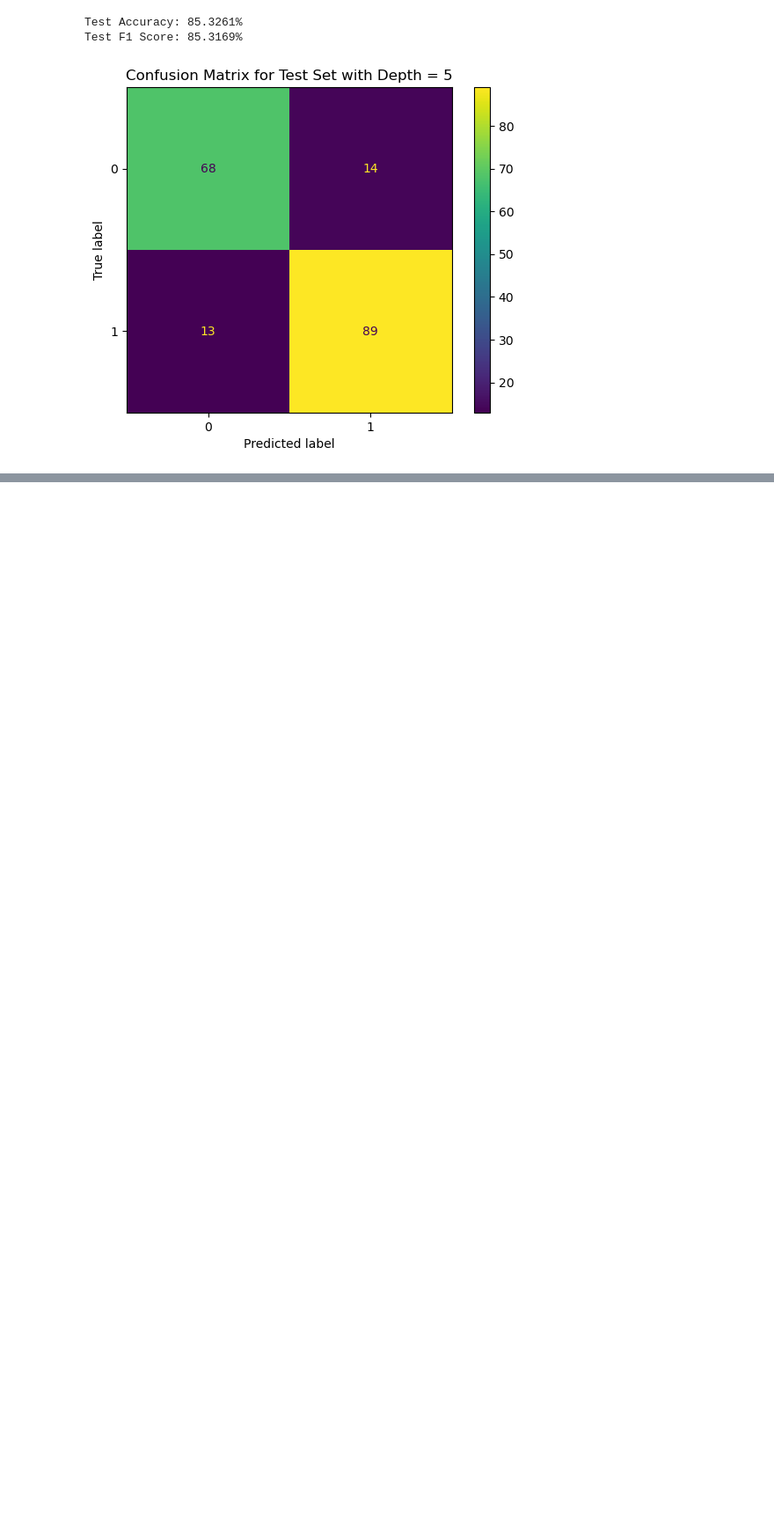
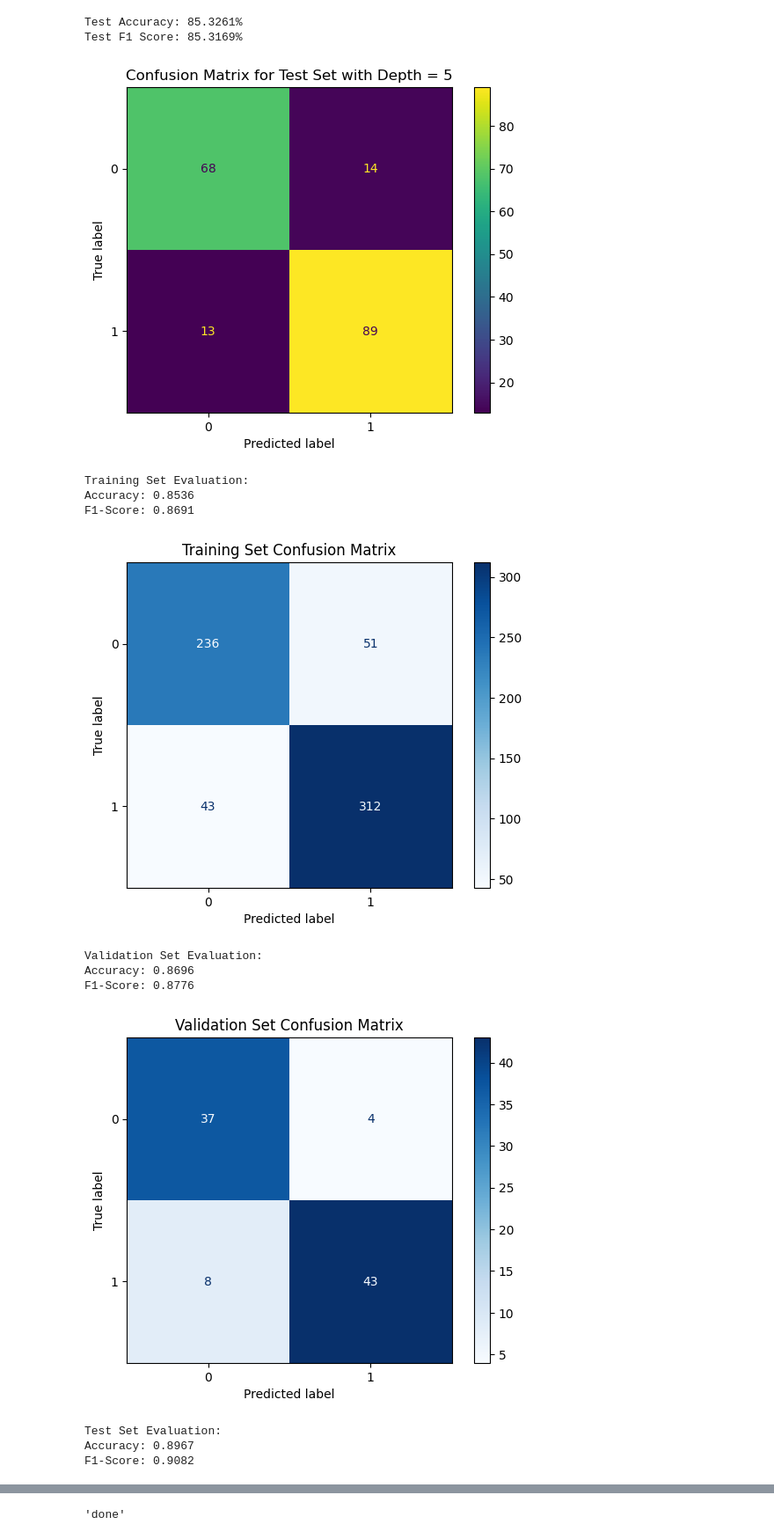
Before and after one commit to ranimeshehata/Heart-Failure-Classification-Problem, a Jupyter notebook: Heart Failure Classification Problem/Classifiers.ipynb, the cells around one changed output, grey strips where cells are left out. Shown at 88% size. Drawn from its saved outputs; the diff is of its cells as text; code cells hidden in the pictures; blank space fills up the shorter version.

```diff
--- a/Heart Failure Classification Problem/Classifiers.ipynb
+++ b/Heart Failure Classification Problem/Classifiers.ipynb
@@ -58,3 +18,12 @@ dataset
+# %%
+# Download the dataset (returns the path to the dataset folder)
+path = kagglehub.dataset_download("fedesoriano/heart-failure-prediction")
+
+# Load the dataset with pandas
+dataset = pd.read_csv(dataset_path)
+
+# Display the dataset
+dataset
 # %% [markdown]
 ## Step 2: Dataset Preparation
 # %%
@@ -451,0 +570,25 @@ Test F1 Score: 85.3169%
+# %%
+model = AdaBoost(X_train, X_test, X_val, y_train, y_test, y_val )
+tr =model.train()
+t =model.test()
+v = model.validate()
+model.full_evaluation()
+
+
+
+"""to be done"""
+"""done"""
+# need to put a fixed threshold on the diff between the tr error and val error  to detect overfitting
+# put limit on the max number of iterations
+# %% [output]
+Training Set Evaluation:
+Accuracy: 0.8536
+F1-Score: 0.8691
+[figure, added]
+Validation Set Evaluation:
+Accuracy: 0.8696
+F1-Score: 0.8776
+[figure, added]
+Test Set Evaluation:
+Accuracy: 0.8967
+F1-Score: 0.9082
@@ -451,0 +596 @@ Test F1 Score: 85.3169%
+'done'
```
Also changed, not shown: parts of 7 cells of this notebook.
